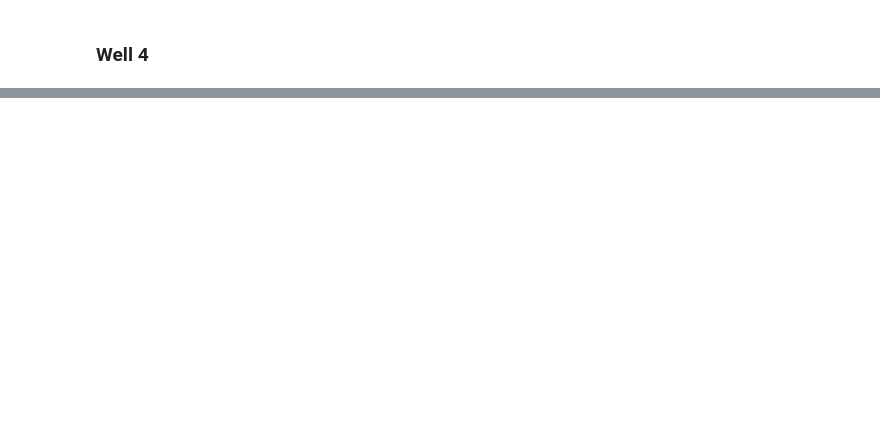
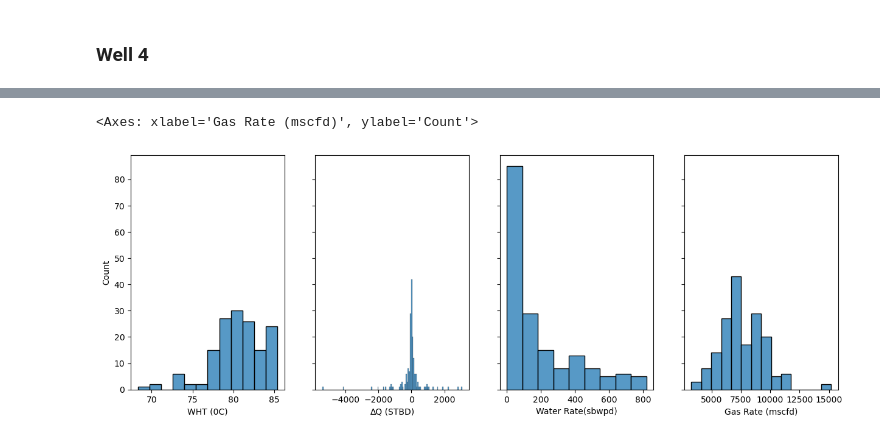
Before and after one commit to aliyusifov99/back-allocation-using-machine-learning, a Jupyter notebook: main.ipynb, the cells around one changed output, grey strips where cells are left out. Drawn from its saved outputs; the diff is of its cells as text; code cells hidden in the pictures; blank space fills up the shorter version.

```diff
--- a/main.ipynb
+++ b/main.ipynb
@@ -394,0 +425,10 @@ df_well3.head()
+# %%
+## since choke and API has null values more than 50% of data we can drop these columns
+df_well4 = df_well4.drop(['Choke(/64")','API' ], axis=1)
+# %%
+#drop unnecessary colunms
+df_well4 = df_well4.drop(['Ir. Calender','WHP (barg)'], axis=1)
+# %%
+#select the data until Eng. Calendar is not null
+df_well4 = df_well4[df_well4['Eng. Calender'].notnull()]
+df_well4
@@ -394,0 +462,10 @@ df_well3.head()
+# %%
+# Distribution of WHT, delta Q, Water Rate,  BS&W  in subplots
+fig, axes = plt.subplots(1, 4, figsize=(15, 5), sharey=True)
+sns.histplot(df_well4['WHT (0C)'], ax=axes[0])
+sns.histplot(df_well4['∆Q (STBD)'], ax=axes[1])
+sns.histplot(df_well4['Water Rate(sbwpd)'], ax=axes[2])
+sns.histplot(df_well4['Gas Rate (mscfd)'], ax=axes[3])
+# %% [output]
+<Axes: xlabel='Gas Rate (mscfd)', ylabel='Count'>
+[figure, added]
```
Also changed, not shown: parts of 22 cells of this notebook.
